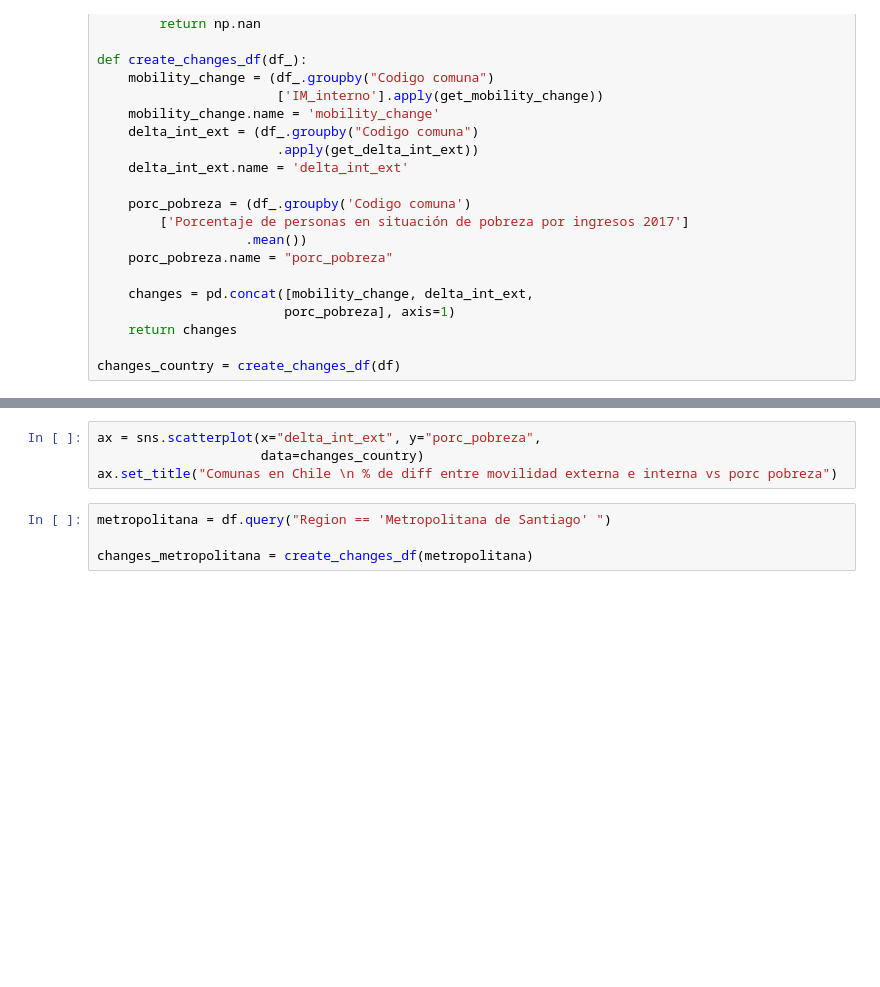
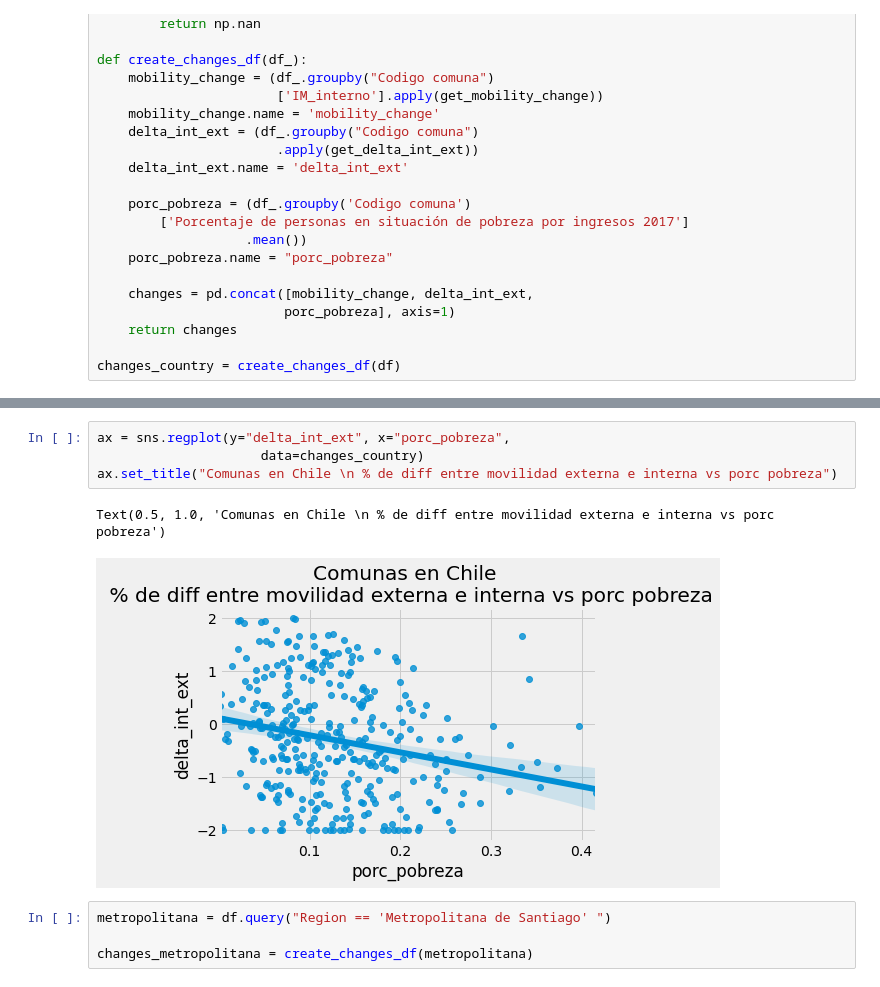
Before and after one commit to cdagnino/mobility_and_comuna, a Jupyter notebook: main.ipynb, the cells around one changed output, grey strips where cells are left out. Saved outputs shown, nothing was run; the diff lists cells and outputs as text; blank space fills up the shorter version.

```diff
--- a/main.ipynb
+++ b/main.ipynb
@@ -277,7 +203,10 @@ ax.set_title("Comunas en Chile \n % de cambio de movilidad vs porc pobreza")
 # %%
-ax = sns.scatterplot(x="delta_int_ext", y="porc_pobreza",
+ax = sns.regplot(y="delta_int_ext", x="porc_pobreza",
                      data=changes_country)
 ax.set_title("Comunas en Chile \n % de diff entre movilidad externa e interna vs porc pobreza")
+# %% [output]
+Text(0.5, 1.0, 'Comunas en Chile \n % de diff entre movilidad externa e interna vs porc pobreza')
+[figure, added]
 # %%
 metropolitana = df.query("Region == 'Metropolitana de Santiago' ")
 
```
Also changed, not shown: parts of 52 cells of this notebook.
